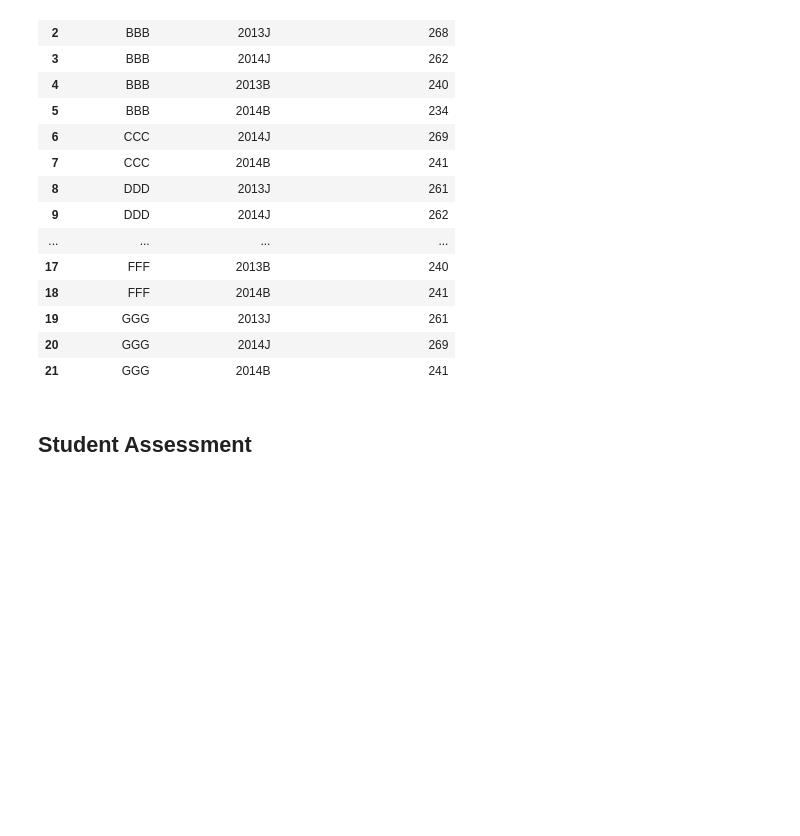
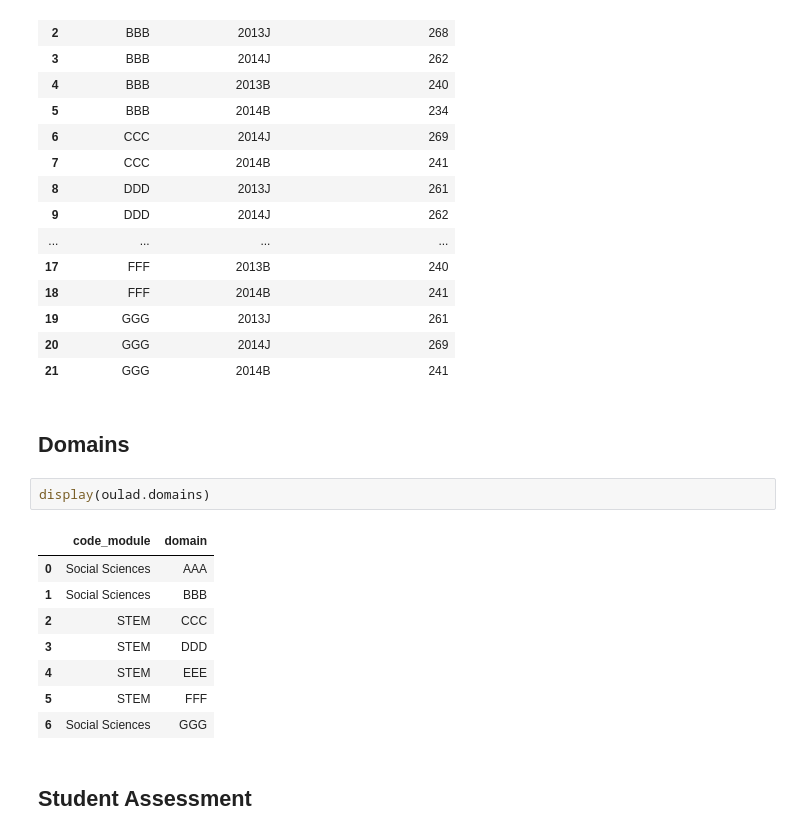
Before and after one commit to SergioSim/OULAD, a Jupyter notebook: _sources/notebooks/tables.ipynb, the cells around one changed output. Drawn from its saved outputs; the diff is of its cells as text; blank space fills up the shorter version.

```diff
--- a/_sources/notebooks/tables.ipynb
+++ b/_sources/notebooks/tables.ipynb
@@ -49,6 +49,19 @@ display(oulad.courses)
 | 19 | GGG | 2013J | 261 |
 | 20 | GGG | 2014J | 269 |
 | 21 | GGG | 2014B | 241 |
+# %% [markdown]
+## Domains
+# %%
+display(oulad.domains)
+# %% [output]
+|  | code_module | domain |
+| 0 | Social Sciences | AAA |
+| 1 | Social Sciences | BBB |
+| 2 | STEM | CCC |
+| 3 | STEM | DDD |
+| 4 | STEM | EEE |
+| 5 | STEM | FFF |
+| 6 | Social Sciences | GGG |
 # %% [markdown]
 ## Student Assessment
 # %%
```
Also changed, not shown: 9 other files.
